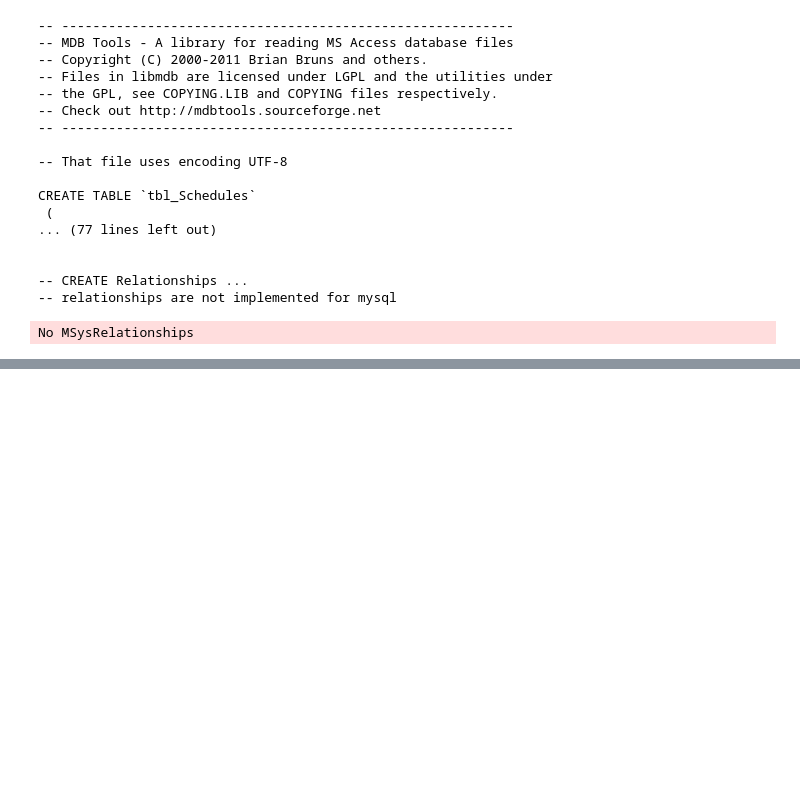
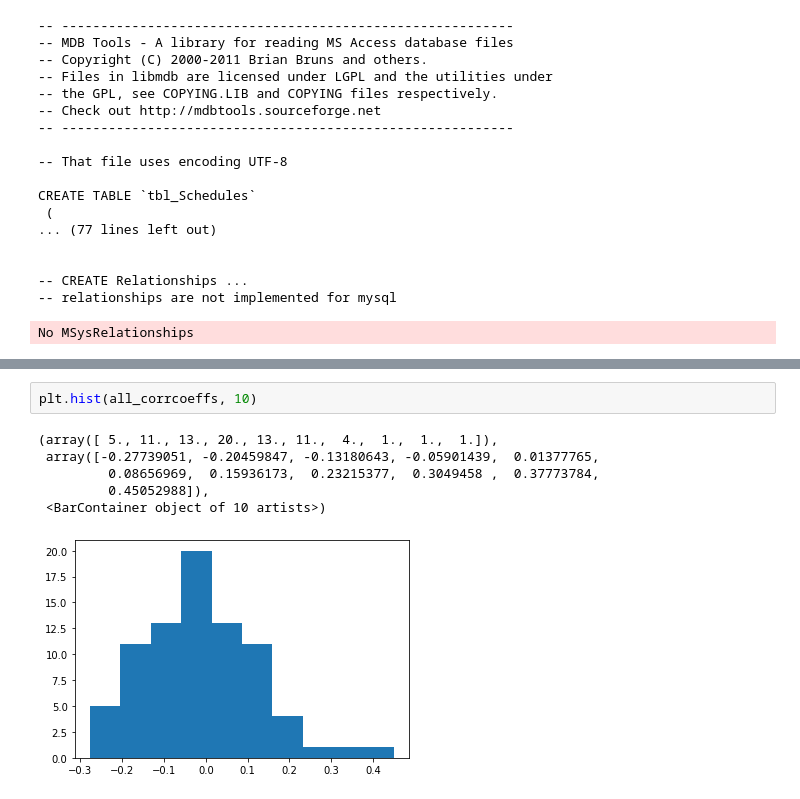
Before and after one commit to yger/equipsy, a Jupyter notebook: results/analysis.ipynb, the cells around one changed output, grey strips where cells are left out. Cells and saved outputs as stored; diff of their text form; blank space fills up the shorter version.

```diff
--- a/results/analysis.ipynb
+++ b/results/analysis.ipynb
@@ -127,0 +125,9 @@ print(f"R-squared: {res.rvalue**2:.6f}")
+# %%
+plt.hist(all_corrcoeffs, 10)
+# %% [output]
+(array([ 5., 11., 13., 20., 13., 11.,  4.,  1.,  1.,  1.]),
+ array([-0.27739051, -0.20459847, -0.13180643, -0.05901439,  0.01377765,
+         0.08656969,  0.15936173,  0.23215377,  0.3049458 ,  0.37773784,
+         0.45052988]),
+ <BarContainer object of 10 artists>)
+[figure, added]
```
Also changed, not shown: parts of 7 cells of this notebook, 2 other files.
